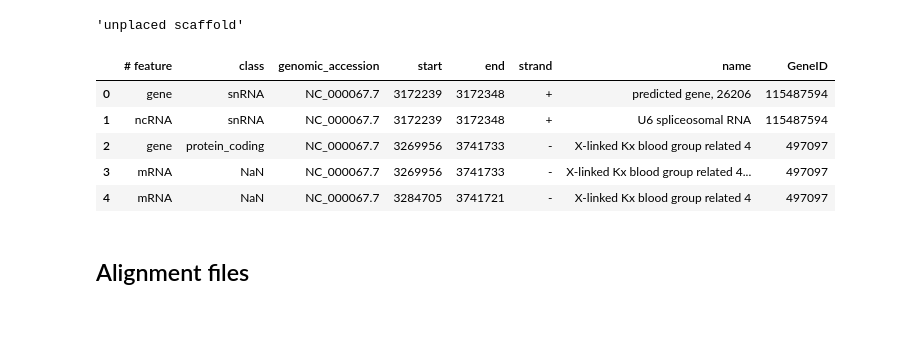
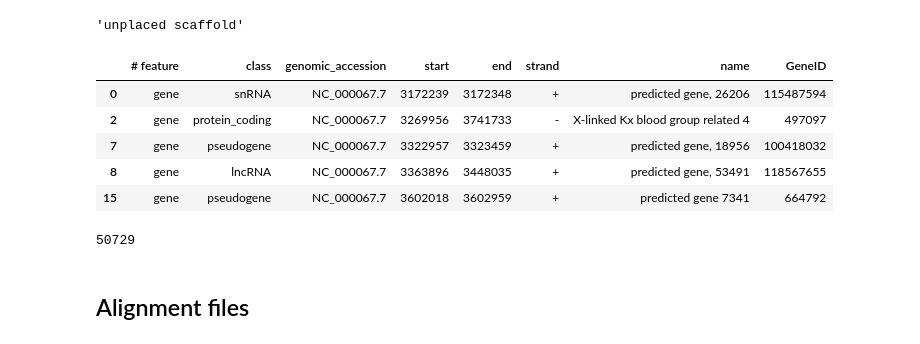
Before and after one commit to eaasna/DREAM-stellar-benchmark, a Jupyter notebook: work-python/homologs/Homologs.ipynb, the cells around one changed output. Cells and saved outputs as stored; diff of their text form; code cells hidden in the pictures.

```diff
--- a/work-python/homologs/Homologs.ipynb
+++ b/work-python/homologs/Homologs.ipynb
@@ -287,17 +318,22 @@ fly_qname_d = {
 # %%
 mouse_feat = pd.read_csv("../data/GCF_000001635.27_GRCm39_feature_table.txt", sep = "\t")
 mouse_feat.drop(["assembly_unit", "seq_type", "chromosome", "assembly", "product_accession", "non-redundant_refseq", "related_accession", "symbol", "locus_tag", "product_length", "attributes", "feature_interval_length"], axis = 1, inplace = True)
 mouse_feat["start"] = mouse_feat["start"].astype(int)
 mouse_feat["end"] = mouse_feat["end"].astype(int)
 mouse_feat.dropna(subset=['name'], how='all', inplace=True)
+mouse_feat = mouse_feat[mouse_feat["# feature"] == "gene"]
 mouse_feat.head()
 # %% [output]
 |  | # feature | class | genomic_accession | start | end | strand | name | GeneID |
 | 0 | gene | snRNA | NC_000067.7 | 3172239 | 3172348 | + | predicted gene, 26206 | 115487594 |
-| 1 | ncRNA | snRNA | NC_000067.7 | 3172239 | 3172348 | + | U6 spliceosomal RNA | 115487594 |
 | 2 | gene | protein_coding | NC_000067.7 | 3269956 | 3741733 | - | X-linked Kx blood group related 4 | 497097 |
-| 3 | mRNA | NaN | NC_000067.7 | 3269956 | 3741733 | - | X-linked Kx blood group related 4... | 497097 |
-| 4 | mRNA | NaN | NC_000067.7 | 3284705 | 3741721 | - | X-linked Kx blood group related 4 | 497097 |
+| 7 | gene | pseudogene | NC_000067.7 | 3322957 | 3323459 | + | predicted gene, 18956 | 100418032 |
+| 8 | gene | lncRNA | NC_000067.7 | 3363896 | 3448035 | + | predicted gene, 53491 | 118567655 |
+| 15 | gene | pseudogene | NC_000067.7 | 3602018 | 3602959 | + | predicted gene 7341 | 664792 |
+# %%
+len(mouse_feat)
+# %% [output]
+50729
 # %%
 def find_overlapping_features(match_sets):
     feat_of_interest = pd.DataFrame(columns = mouse_feat.columns)
```
Also changed, not shown: parts of 59 cells of this notebook, 1 other file.
